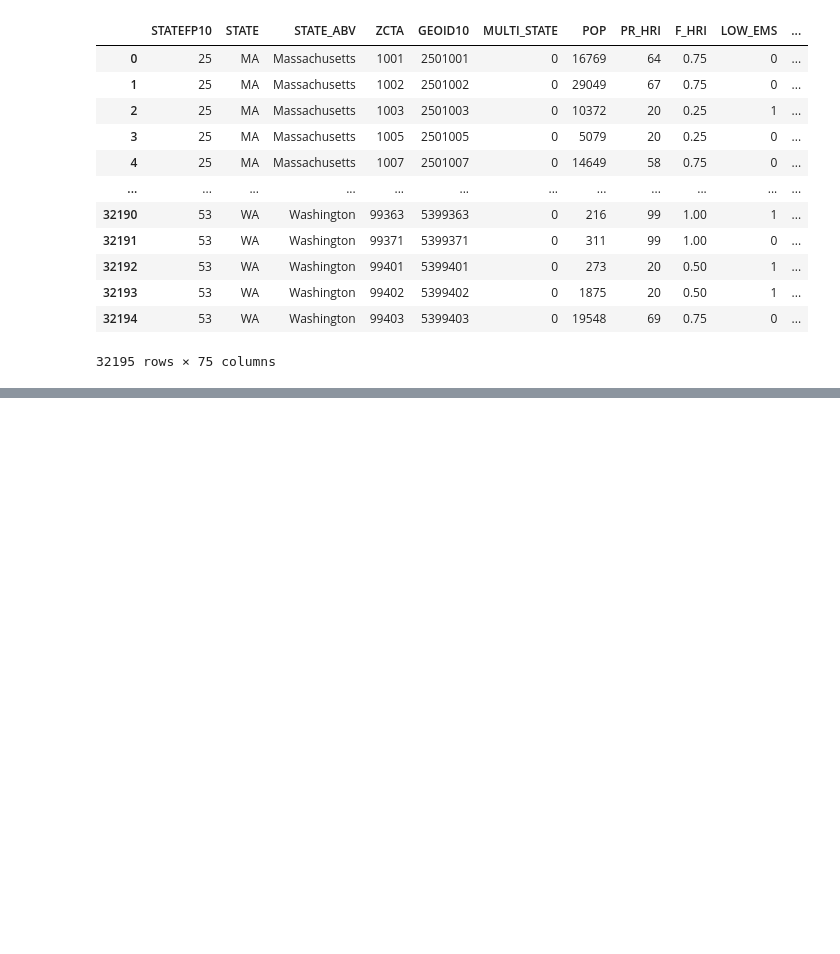
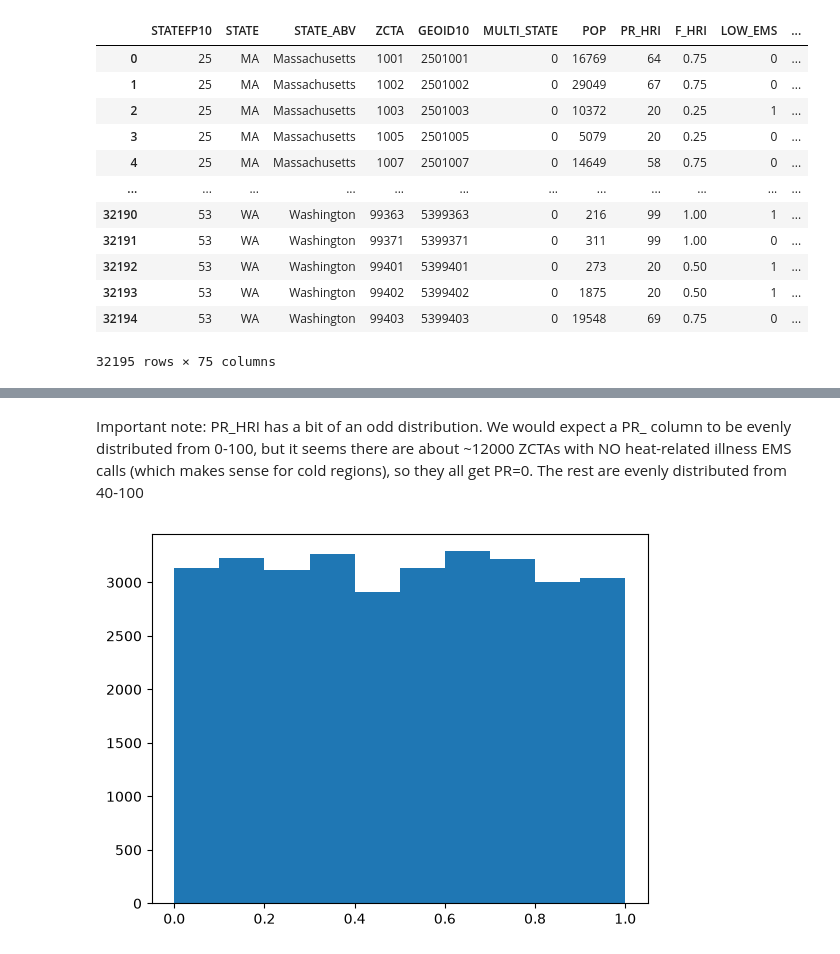
Before and after one commit to jpmehta1/Heat-and-Health-Project, a Jupyter notebook: Heat and Health Analysis.ipynb, the cells around one changed output, grey strips where cells are left out. Saved outputs shown, nothing was run; the diff lists cells and outputs as text; code cells hidden in the pictures; blank space fills up the shorter version.

```diff
--- a/Heat and Health Analysis.ipynb
+++ b/Heat and Health Analysis.ipynb
@@ -19,0 +116,11 @@ df_raw
+# %% [markdown]
+Important note: PR_HRI has a bit of an odd distribution. We would expect a PR_ column to be evenly distributed from 0-100, but it seems there are about ~12000 ZCTAs with NO heat-related illness EMS calls (which makes sense for cold regions), so they all get PR=0. The rest are evenly distributed from 40-100
+# %%
+# Curious what P vs. PR columns look like, just pick NEHD as an example
+plot_df = df_raw[df_raw["PR_NEHD"] != -999]
+
+plt.figure()
+plt.hist(plot_df["PR_NEHD"])
+plt.show()
+# %% [output]
+[figure, added]
```
Also changed, not shown: parts of 13 cells of this notebook.
